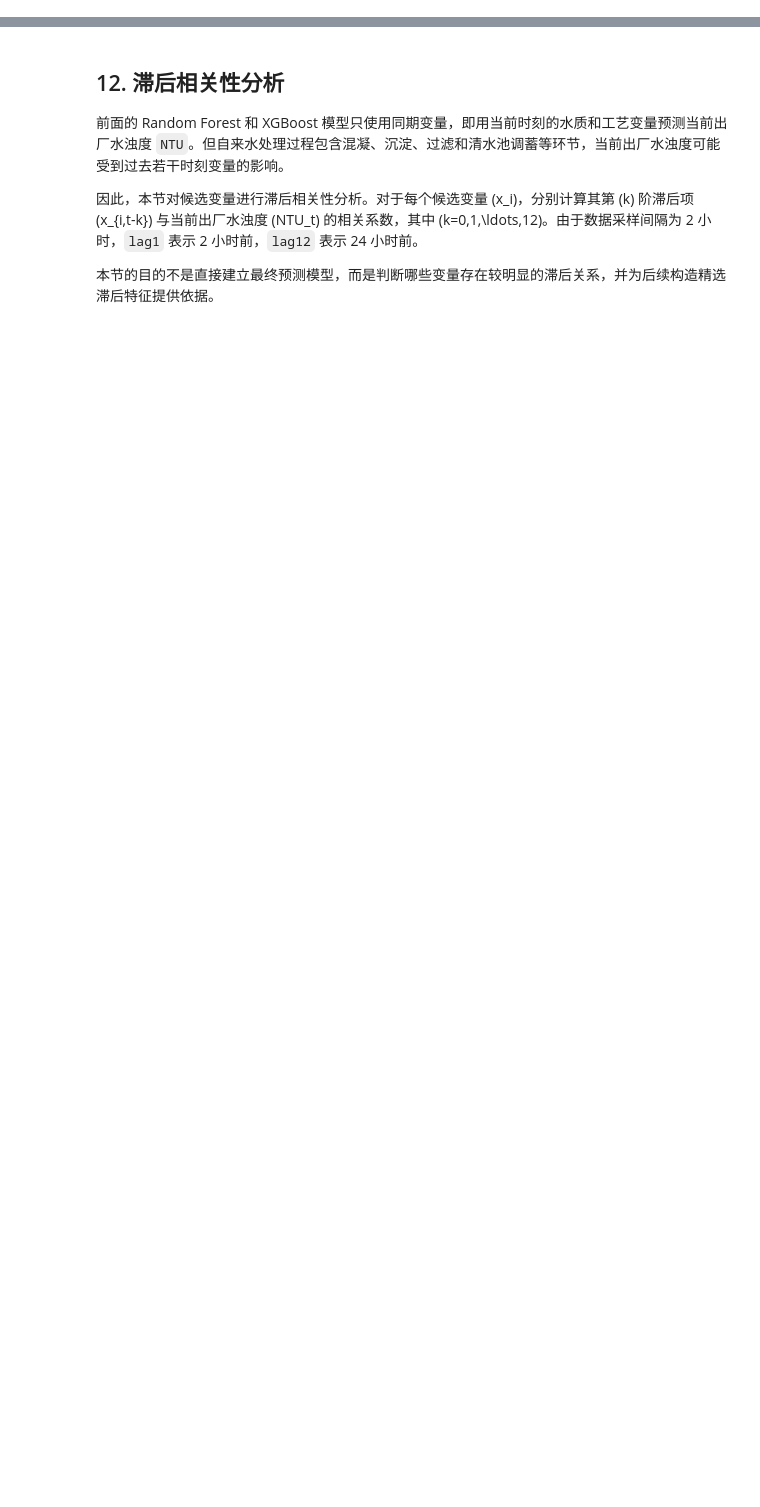
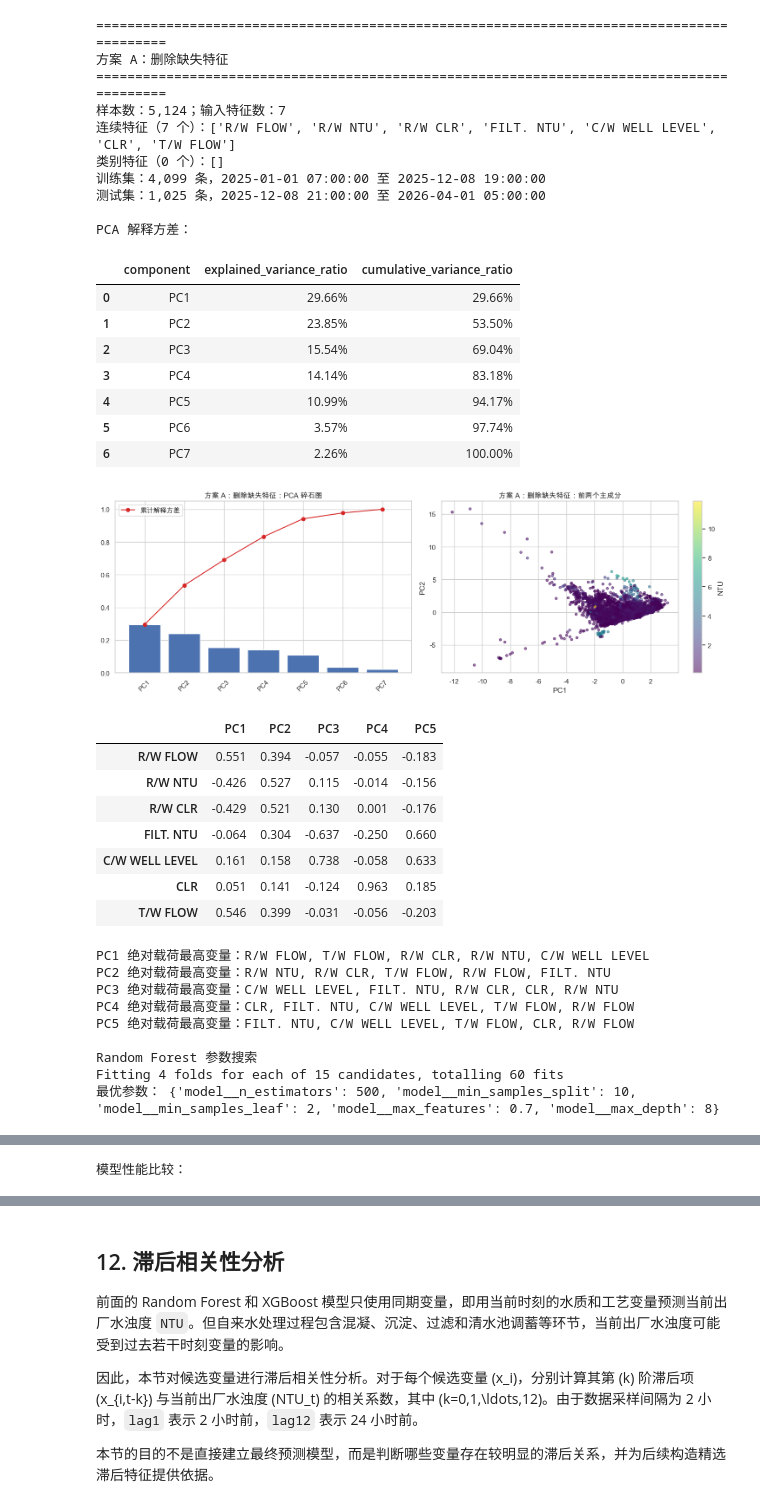
Before and after one commit to Azdmjiny/2026-Asia-Pasific-cup, a Jupyter notebook: codes/p1.ipynb, the cells around one changed output, grey strips where cells are left out. Cells and saved outputs as stored; diff of their text form; code cells hidden in the pictures; blank space fills up the shorter version.

```diff
--- a/codes/p1.ipynb
+++ b/codes/p1.ipynb
@@ -744,0 +124,33 @@ print("注意：上述结果反映同期统计关联和模型贡献，不等同
+# %%
+NON_FEATURE_COLUMNS = {"DATE", "TIME", "TIMESTAMP", "REMARKS", TARGET}
+all_empty_columns = set(raw_df.columns[raw_df.isna().all()])
+candidate_features = [
+    column
+    for column in raw_df.columns
+    if column not in NON_FEATURE_COLUMNS | all_empty_columns
+]
+
+scheme_a_features = [
+    column for column in candidate_features
+    if not raw_df[column].isna().any()
+]
+scheme_a_df = raw_df.copy()
+
+scheme_b_features = candidate_features.copy()
+scheme_b_df = raw_df.dropna(subset=scheme_b_features).copy()
+
+dataset_summary = pd.DataFrame({
+    "方案": ["A：删除缺失特征", "B：删除缺失行"],
+    "样本数": [len(scheme_a_df), len(scheme_b_df)],
+    "输入特征数": [len(scheme_a_features), len(scheme_b_features)],
+    "删除的输入特征": [
+        ", ".join(sorted(set(candidate_features) - set(scheme_a_features))),
+        "无",
+    ],
+})
+display(dataset_summary)
+print("方案 A 输入特征：", scheme_a_features)
+print("方案 B 输入特征：", scheme_b_features)
+
+assert not scheme_a_df[scheme_a_features + [TARGET]].isna().any().any()
+assert not scheme_b_df[scheme_b_features + [TARGET]].isna().any().any()
@@ -744,0 +547,43 @@ print("注意：上述结果反映同期统计关联和模型贡献，不等同
+# %%
+scheme_a_results = run_analysis(
+    "方案 A：删除缺失特征",
+    scheme_a_df,
+    scheme_a_features,
+)
+# %% [output]
+==========================================================================================
+方案 A：删除缺失特征
+==========================================================================================
+样本数：5,124；输入特征数：7
+连续特征（7 个）：['R/W FLOW', 'R/W NTU', 'R/W CLR', 'FILT. NTU', 'C/W WELL LEVEL', 'CLR', 'T/W FLOW']
+类别特征（0 个）：[]
+训练集：4,099 条，2025-01-01 07:00:00 至 2025-12-08 19:00:00
+测试集：1,025 条，2025-12-08 21:00:00 至 2026-04-01 05:00:00
+
+PCA 解释方差：
+|  | component | explained_variance_ratio | cumulative_variance_ratio |
+| 0 | PC1 | 29.66% | 29.66% |
+| 1 | PC2 | 23.85% | 53.50% |
+| 2 | PC3 | 15.54% | 69.04% |
+| 3 | PC4 | 14.14% | 83.18% |
+| 4 | PC5 | 10.99% | 94.17% |
+| 5 | PC6 | 3.57% | 97.74% |
+| 6 | PC7 | 2.26% | 100.00% |
+[figure, added]
+|  | PC1 | PC2 | PC3 | PC4 | PC5 |
+| R/W FLOW | 0.551 | 0.394 | -0.057 | -0.055 | -0.183 |
+| R/W NTU | -0.426 | 0.527 | 0.115 | -0.014 | -0.156 |
+| R/W CLR | -0.429 | 0.521 | 0.130 | 0.001 | -0.176 |
+| FILT. NTU | -0.064 | 0.304 | -0.637 | -0.250 | 0.660 |
+| C/W WELL LEVEL | 0.161 | 0.158 | 0.738 | -0.058 | 0.633 |
+| CLR | 0.051 | 0.141 | -0.124 | 0.963 | 0.185 |
+| T/W FLOW | 0.546 | 0.399 | -0.031 | -0.056 | -0.203 |
+PC1 绝对载荷最高变量：R/W FLOW, T/W FLOW, R/W CLR, R/W NTU, C/W WELL LEVEL
+PC2 绝对载荷最高变量：R/W NTU, R/W CLR, T/W FLOW, R/W FLOW, FILT. NTU
+PC3 绝对载荷最高变量：C/W WELL LEVEL, FILT. NTU, R/W CLR, CLR, R/W NTU
+PC4 绝对载荷最高变量：CLR, FILT. NTU, C/W WELL LEVEL, T/W FLOW, R/W FLOW
+PC5 绝对载荷最高变量：FILT. NTU, C/W WELL LEVEL, T/W FLOW, CLR, R/W FLOW
+
+Random Forest 参数搜索
+Fitting 4 folds for each of 15 candidates, totalling 60 fits
+最优参数： {'model__n_estimators': 500, 'model__min_samples_split': 10, 'model__min_samples_leaf': 2, 'model__max_features': 0.7, 'model__max_depth': 8}
@@ -744,0 +595 @@ print("注意：上述结果反映同期统计关联和模型贡献，不等同
+模型性能比较：
```
Also changed, not shown: parts of 47 cells of this notebook, 4 other files.
